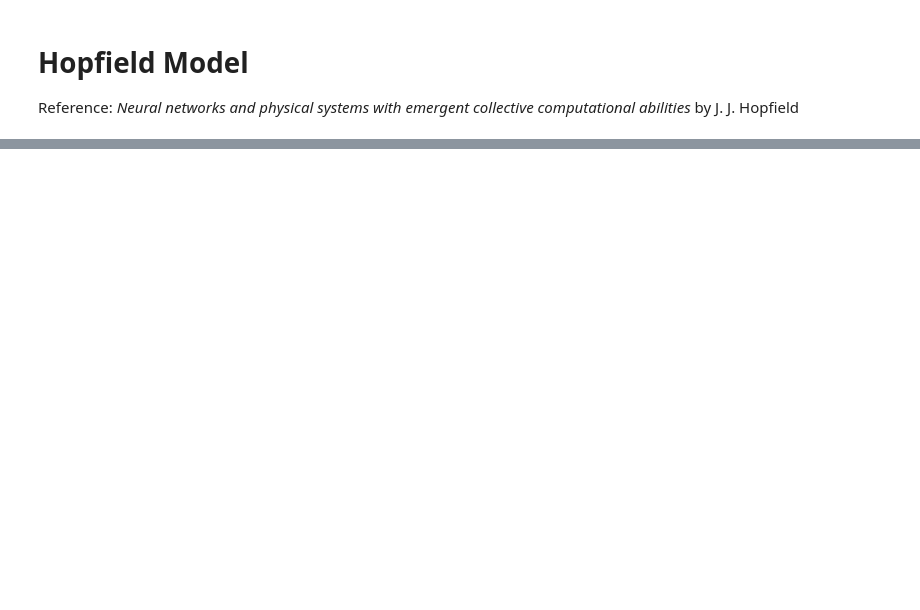
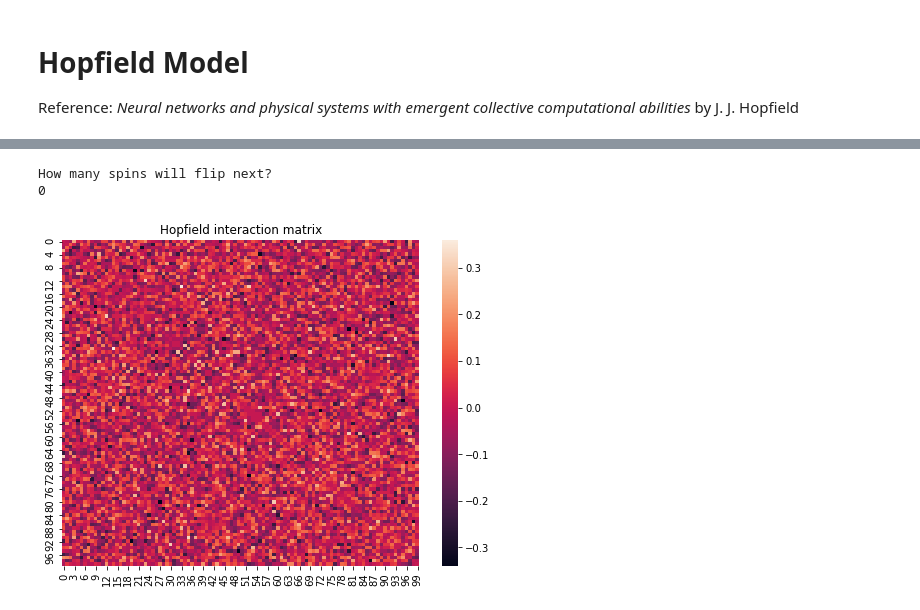
Before and after one commit to maria-yampolskaya/Ising-Dynamics, a Jupyter notebook: Spin system dynamics.ipynb, the cells around one changed output, grey strips where cells are left out. Drawn from its saved outputs; the diff is of its cells as text; code cells hidden in the pictures; blank space fills up the shorter version.

```diff
--- a/Spin system dynamics.ipynb
+++ b/Spin system dynamics.ipynb
@@ -228,0 +81,13 @@ plt.show()
+# %%
+# Choose a system size
+N = 100
+
+# Choose p random states of size N to store
+p = 100
+
+# Generate random states to store
+stored_states = np.empty((p, N))
+for i in range(p):
+    stored_states[i] = np.random.choice([-1,1],size=N)
+
+J_hopf = generate_hopf(stored_states)
@@ -229 +140,12 @@ plt.show()
+# %%
+print("How many spins will flip next?")
+print(N - np.sum(S0 == np.sign(J_hopf.dot(S0))))
+plt.figure(figsize=(8,6))
+sb.heatmap(J_hopf)
+plt.title("Hopfield interaction matrix")
+plt.show()
+# %% [output]
+How many spins will flip next?
+0
+[figure, added]
 # %%
```
Also changed, not shown: parts of 13 cells of this notebook.
